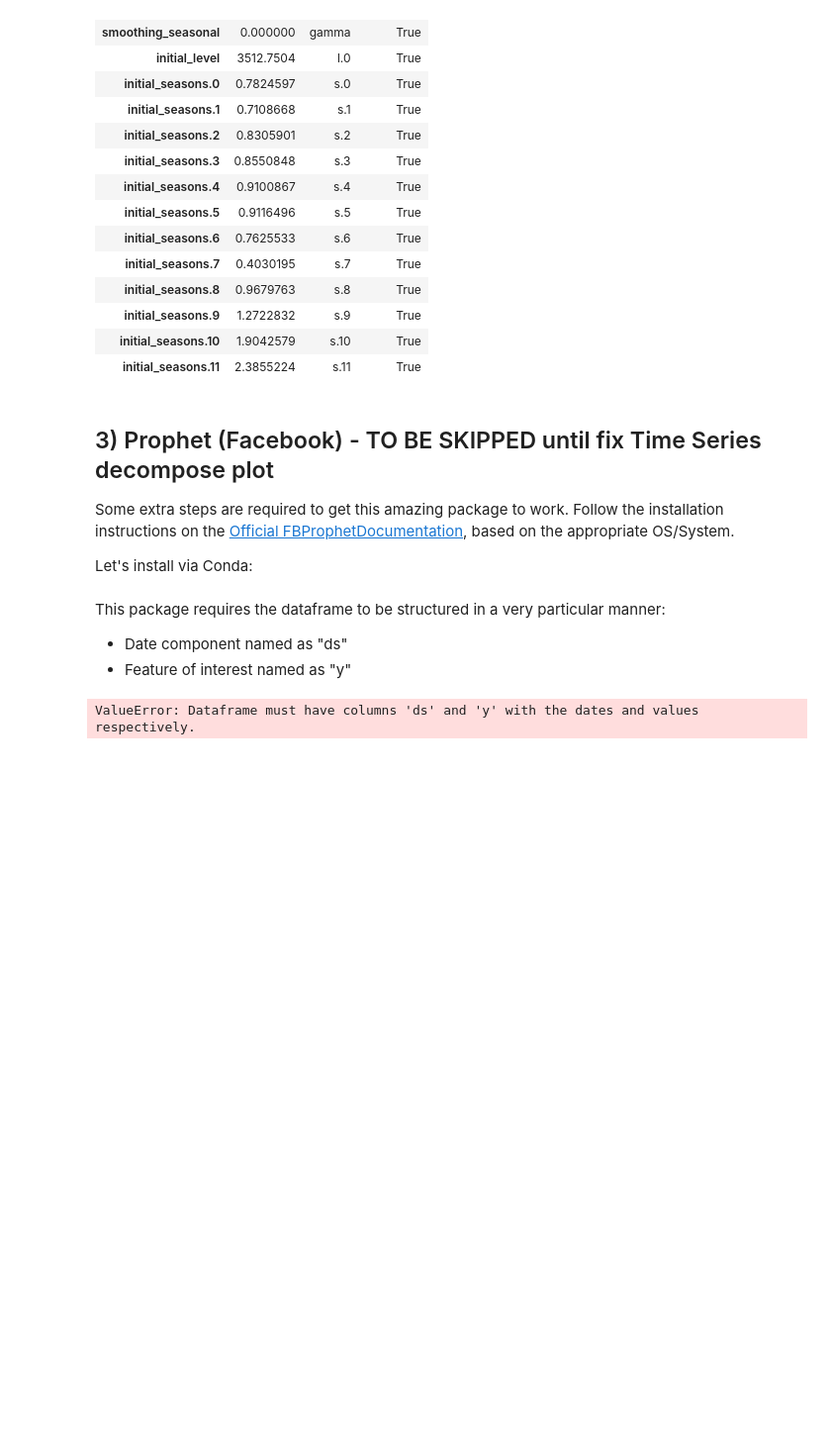
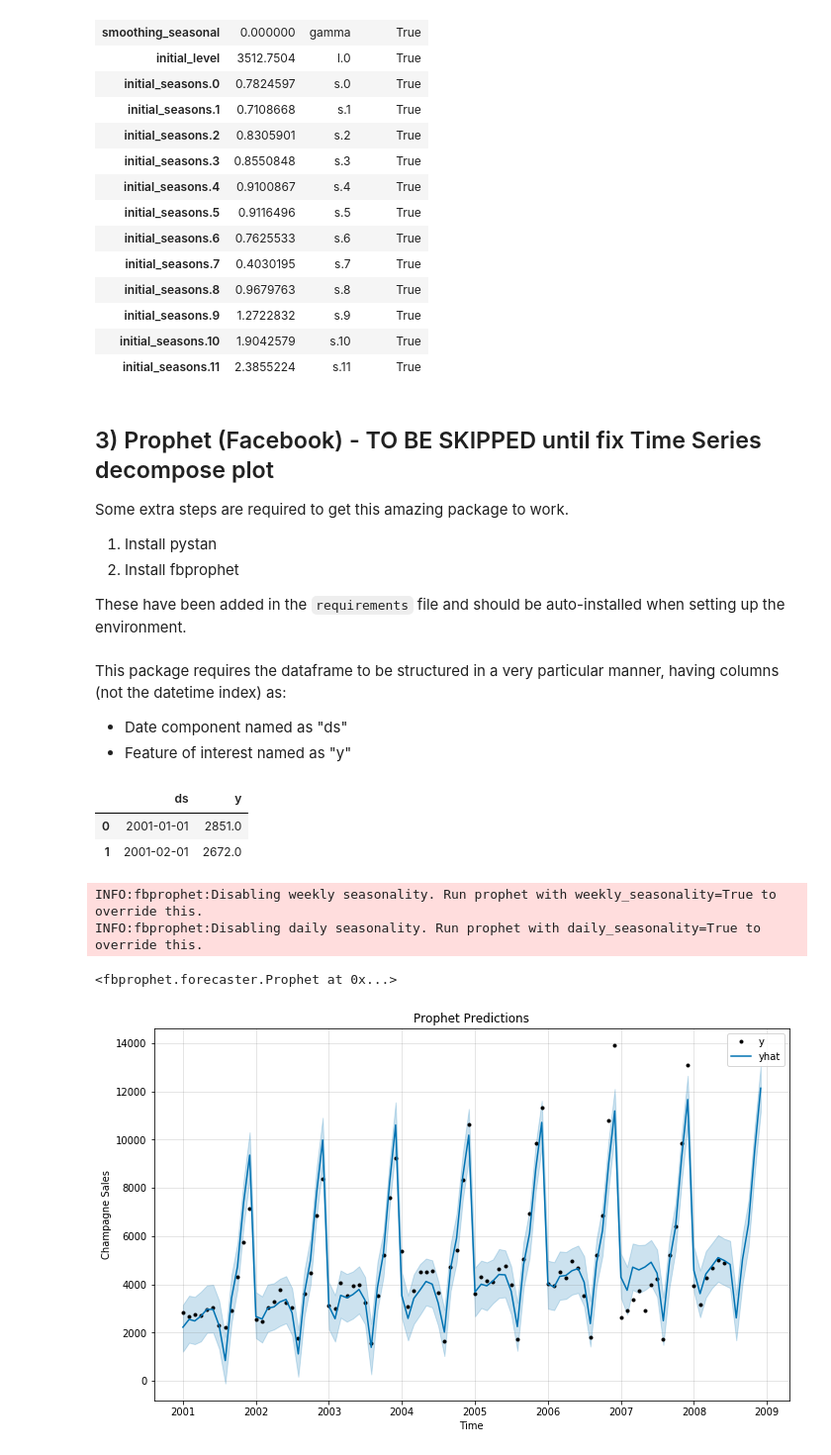
Before and after one commit to marcellovictorino/TimeSeries, a Jupyter notebook: Time Series Decomposition Plot.ipynb, the cells around one changed output. Shown: that part at 99% size. Drawn from its saved outputs; the diff is of its cells as text; code cells hidden in the pictures; blank space fills up the shorter version.

Commit message:
add: Prophet analysis

```diff
--- a/Time Series Decomposition Plot.ipynb
+++ b/Time Series Decomposition Plot.ipynb
@@ -126,14 +126,16 @@ ExponentialSmoothing Model Results
 | initial_seasons.11 | 2.3855224 | s.11 | True |
 # %% [markdown]
 ## 3) Prophet (Facebook) - TO BE SKIPPED until fix Time Series decompose plot
-Some extra steps are required to get this amazing package to work. Follow the installation instructions on the [Official FBProphetDocumentation](https://facebook.github.io/prophet/docs/installation.html), based on the appropriate OS/System.
+Some extra steps are required to get this amazing package to work.
+1. Install pystan
+2. Install fbprophet
 
-Let's install via Conda:
+These have been added in the `requirements` file and should be auto-installed when setting up the environment.
 # %%
 # ! pip install pystan
 # %%
 # ! pip install fbprophet
 # %% [markdown]
-This package requires the dataframe to be structured in a very particular manner:
+This package requires the dataframe to be structured in a very particular manner, having columns (not the datetime index) as:
 + Date component named as "ds"
 + Feature of interest named as "y"
@@ -140,6 +145,39 @@ This package requires the dataframe to be structured in a very particular manner
+# %%
+# remove date as index
+df2.reset_index(inplace=True)
+
+# rename columns as required
+df2.rename(columns={'date':'ds', 'sales':'y'}, inplace=True)
+
+df2.head(2)
+# %% [output]
+|  | ds | y |
+| 0 | 2001-01-01 | 2851.0 |
+| 1 | 2001-02-01 | 2672.0 |
+# %%
+# Split training and validation data
+df2_train = df2.loc[df2.index[:-6]]
+df2_test = df2.loc[df2.index[-6:]]
 # %%
 from fbprophet import Prophet
 model = Prophet()
-model.fit(df_train)
+model.fit(df2_train)
 # %% [output]
-ValueError: Dataframe must have columns 'ds' and 'y' with the dates and values respectively.
+INFO:fbprophet:Disabling weekly seasonality. Run prophet with weekly_seasonality=True to override this.
+INFO:fbprophet:Disabling daily seasonality. Run prophet with daily_seasonality=True to override this.
+<fbprophet.forecaster.Prophet at 0x...>
+# %%
+# Create date time data to be forecasted
+future_data = model.make_future_dataframe(6, freq='m')
+# %%
+# Actually perform forecasting with the trained model
+forecast_data = model.predict(future_data)
+# %%
+# Plot predictions vs actual values
+model.plot(forecast_data);
+plt.legend()
+plt.title('Prophet Predictions')
+plt.ylabel('Champagne Sales')
+plt.xlabel('Time');
+# %% [output]
+[figure, added]
```
Also changed, not shown: parts of 3 cells of this notebook.
